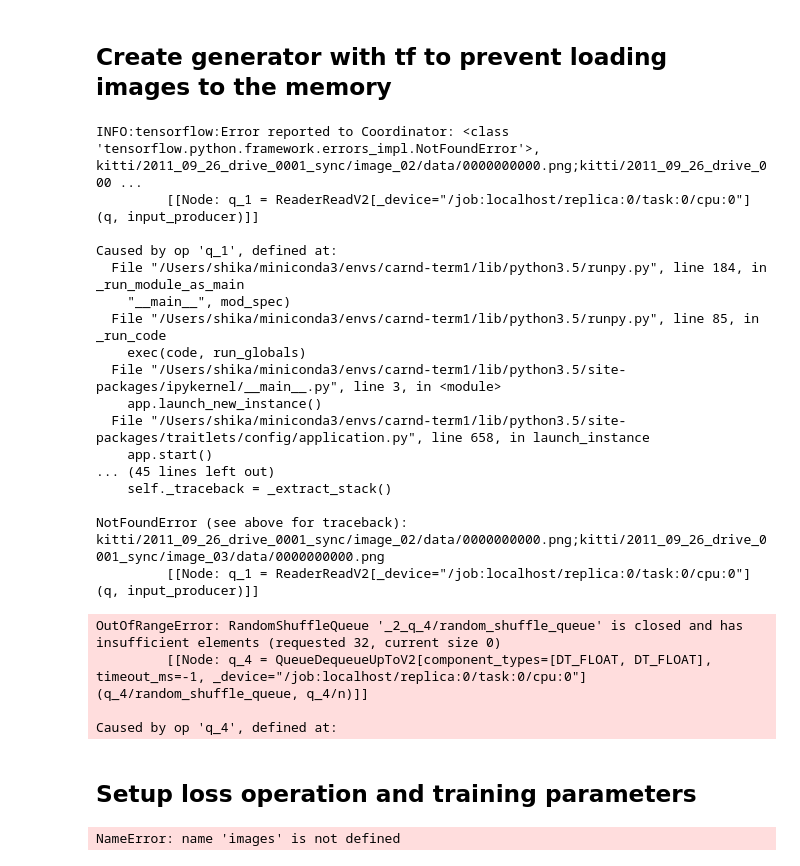
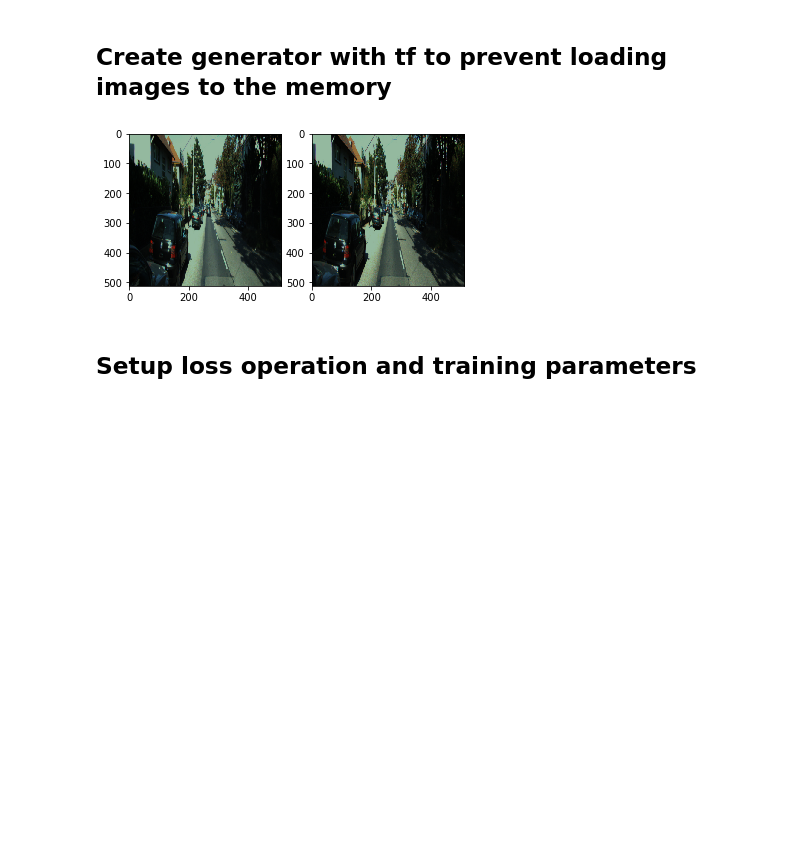
Before and after one commit to ShikaSD/depth-prediction, a Jupyter notebook: depth-prediction.ipynb, the cells around one changed output. Saved outputs shown, nothing was run; the diff lists cells and outputs as text; code cells hidden in the pictures; blank space fills up the shorter version.

Commit message:
fix bugs in loss and model; add test/train split

```diff
--- a/depth-prediction.ipynb
+++ b/depth-prediction.ipynb
@@ -32,3 +7,6 @@ sp.imshow(cv2.imread(dataset_lines[0].split(';')[1]))
+# %%
+train_files = ["kitti/train.txt"]
+test_files = ["kitti/test.txt"]
 # %% [markdown]
 ## Augmentation for a pair images
 # %%
@@ -100,40 +81,29 @@ def read_images(lines, input_width=640, input_height=480, batch_size=32):
 # %%
-x = tf.convert_to_tensor(dataset_lines, dtype=tf.string)
-batch_x, batch_y = read_images(x)
+from matplotlib import pyplot as plt
+
+%matplotlib inline
+
+train_files = tf.convert_to_tensor(train_files, dtype=tf.string)
+test_files = tf.convert_to_tensor(test_files, dtype=tf.string)
+batch_x, batch_y = read_images(train_files)
 
 with tf.Session() as sess:
+    sess.run(tf.local_variables_initializer())
     sess.run(tf.global_variables_initializer())
-    sess.run(tf.local_variables_initializer())
 
     coordinator = tf.train.Coordinator()
     threads = tf.train.start_queue_runners(sess=sess, coord=coordinator)
 
-    sess.run([batch_x, batch_y])
+    x1, y1 = sess.run([batch_x, batch_y])
+    fig = plt.figure()
+    sp = fig.add_subplot(1, 2, 1)
+    sp.imshow(x1[0])
+    sp = fig.add_subplot(1, 2, 2)
+    sp.imshow(y1[0])
 
     coordinator.request_stop()
     coordinator.join(threads)
-    sess.close()
 # %% [output]
-INFO:tensorflow:Error reported to Coordinator: <class 'tensorflow.python.framework.errors_impl.NotFoundError'>, kitti/2011_09_26_drive_0001_sync/image_02/data/0000000000.png;kitti/2011_09_26_drive_000 ...
-         [[Node: q_1 = ReaderReadV2[_device="/job:localhost/replica:0/task:0/cpu:0"](q, input_producer)]]
-
-Caused by op 'q_1', defined at:
-  File "/Users/shika/miniconda3/envs/carnd-term1/lib/python3.5/runpy.py", line 184, in _run_module_as_main
-    "__main__", mod_spec)
-  File "/Users/shika/miniconda3/envs/carnd-term1/lib/python3.5/runpy.py", line 85, in _run_code
-    exec(code, run_globals)
-  File "/Users/shika/miniconda3/envs/carnd-term1/lib/python3.5/site-packages/ipykernel/__main__.py", line 3, in <module>
-    app.launch_new_instance()
-  File "/Users/shika/miniconda3/envs/carnd-term1/lib/python3.5/site-packages/traitlets/config/application.py", line 658, in launch_instance
-    app.start()
-... (45 lines left out)
-    self._traceback = _extract_stack()
-
-NotFoundError (see above for traceback): kitti/2011_09_26_drive_0001_sync/image_02/data/0000000000.png;kitti/2011_09_26_drive_0001_sync/image_03/data/0000000000.png
-         [[Node: q_1 = ReaderReadV2[_device="/job:localhost/replica:0/task:0/cpu:0"](q, input_producer)]]
-OutOfRangeError: RandomShuffleQueue '_2_q_4/random_shuffle_queue' is closed and has insufficient elements (requested 32, current size 0)
-         [[Node: q_4 = QueueDequeueUpToV2[component_types=[DT_FLOAT, DT_FLOAT], timeout_ms=-1, _device="/job:localhost/replica:0/task:0/cpu:0"](q_4/random_shuffle_queue, q_4/n)]]
-
-Caused by op 'q_4', defined at:
+[figure, added]
 # %% [markdown]
 ## Setup loss operation and training parameters
@@ -170,6 +109,0 @@ def evaluate(X_data, y_data, loss_operation, output_shape):
-# %%
-from sklearn.model_selection import train_test_split
-
-X_train, X_valid, y_train, y_valid = train_test_split(images, depths, test_size=0.2)
-# %% [output]
-NameError: name 'images' is not defined
```
Also changed, not shown: parts of 10 cells of this notebook, 3 other files.
